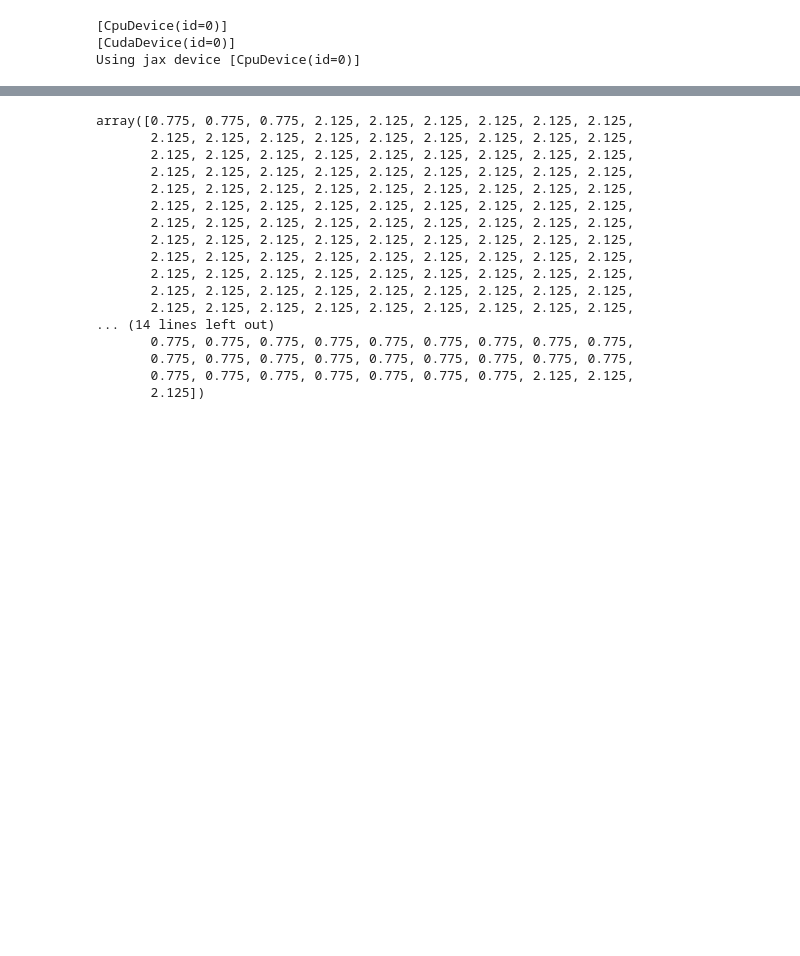
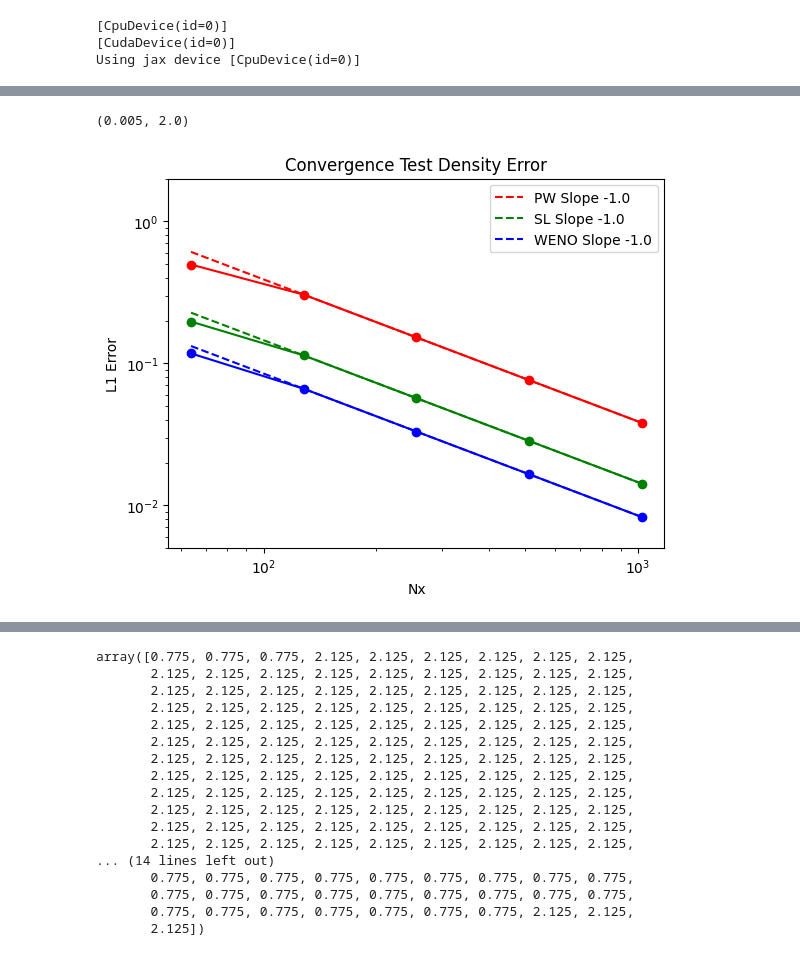
Before and after one commit to Jimbo-Coder/PyFluid, a Jupyter notebook: main_mhd_jax.ipynb, the cells around one changed output, grey strips where cells are left out. Saved outputs shown, nothing was run; the diff lists cells and outputs as text; code cells hidden in the pictures; blank space fills up the shorter version.

Commit message:
PyFluid: 1D convergence recon test

```diff
--- a/main_mhd_jax.ipynb
+++ b/main_mhd_jax.ipynb
@@ -2087,0 +2090,16 @@ Runtime = 1.5904 s, Total Time = 4.7312 s
+# %%
+ntest = np.array([64,128,256,512,1024])
+statespw = {}; statessl = {}; statesweno = {};
+params_pw = params.copy(); params_sl = params.copy(); params_weno = params.copy();
+params_pw['reconi'] = 0; params_sl['reconi'] = 1; params_weno['reconi'] = 2;
+
+for i in range(len(ntest)):
+    params_pw['nx'] = int(ntest[i])
+    params_sl['nx'] = int(ntest[i])
+    params_weno['nx'] = int(ntest[i])
+    jax.clear_caches()
+    statespw[i] = Fluid1DMHD(params_pw)
+    jax.clear_caches()
+    statessl[i] = Fluid1DMHD(params_sl)
+    jax.clear_caches()
+    statesweno[i] = Fluid1DMHD(params_weno)
@@ -2087,0 +2126,40 @@ Runtime = 1.5904 s, Total Time = 4.7312 s
+# %%
+Uerrpw = np.zeros((len(ntest),8))
+Perrpw = np.zeros((len(ntest),8))
+Uerrsl = np.zeros((len(ntest),8))
+Perrsl = np.zeros((len(ntest),8))
+Uerrweno = np.zeros((len(ntest),8))
+Perrweno = np.zeros((len(ntest),8))
+for i in range(len(ntest)):
+   Uerrpw[i] = statespw[i].sod_errU[statespw[i].nsteps//5:,:].mean(axis=0)
+   Perrpw[i] = statespw[i].sod_errP[statespw[i].nsteps//5:,:].mean(axis=0)
+   Uerrsl[i] = statessl[i].sod_errU[statessl[i].nsteps//5:,:].mean(axis=0)
+   Perrsl[i] = statessl[i].sod_errP[statessl[i].nsteps//5:,:].mean(axis=0)
+   Uerrweno[i] = statesweno[i].sod_errU[statesweno[i].nsteps//5:,:].mean(axis=0)
+   Perrweno[i] = statesweno[i].sod_errP[statesweno[i].nsteps//5:,:].mean(axis=0)
+
+itp = 0 #index of variable to plot
+itf = 2 #starting index in n
+powtpw=-1.0
+powtsl = -1.0
+powtweno = -1.0
+colors = ['r','g','b']
+errtestpw = Uerrpw[itf,itp]*(ntest/ntest[itf])**powtpw
+errtestsl = Uerrsl[itf,itp]*(ntest/ntest[itf])**powtsl
+errtestweno = Uerrweno[itf,itp]*(ntest/ntest[itf])**powtweno
+plt.figure()
+plt.loglog(ntest,Uerrpw[:,itp],'-o',color=colors[0])#,label='PW rho Error'
+plt.loglog(ntest,errtestpw,'--',color=colors[0],label=f'PW Slope {powtpw}')
+plt.loglog(ntest,Uerrsl[:,itp],'-o',color=colors[1])#,label='SL rho Error'
+plt.loglog(ntest,errtestsl,'--',color=colors[1],label=f'SL Slope {powtsl}')
+plt.loglog(ntest,Uerrweno[:,itp],'-o',color=colors[2])#,label='WENO rho Error'
+plt.loglog(ntest,errtestweno,'--',color=colors[2],label=f'WENO Slope {powtweno}')
+plt.legend()
+plt.loglog()
+plt.xlabel('Nx')
+plt.ylabel('L1 Error')
+plt.title(f'Convergence Test Density Error')
+plt.ylim([5e-3,2e0])
+# %% [output]
+(0.005, 2.0)
+[figure, added]
```
Also changed, not shown: parts of 3 cells of this notebook, 2 other files.
